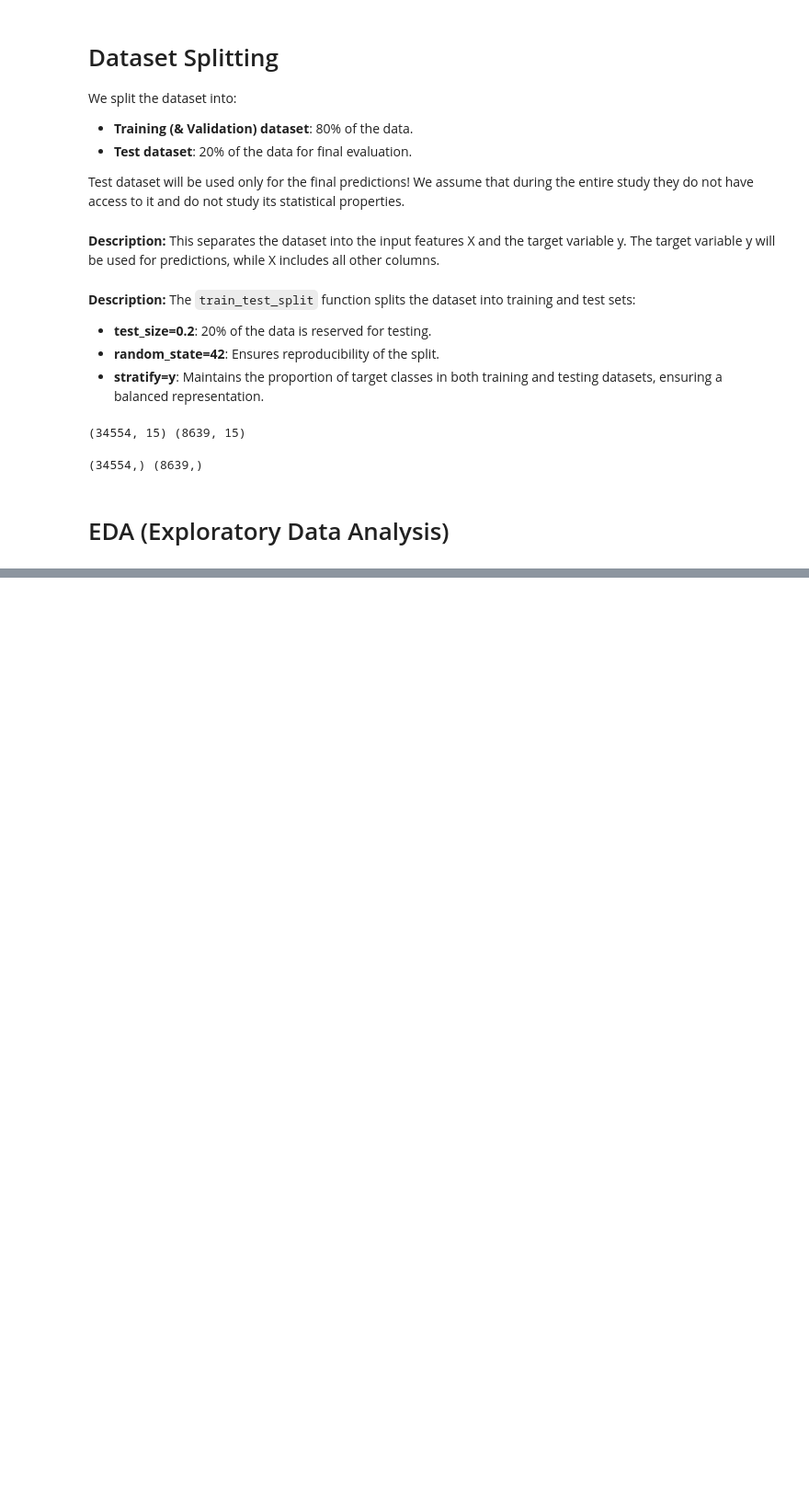
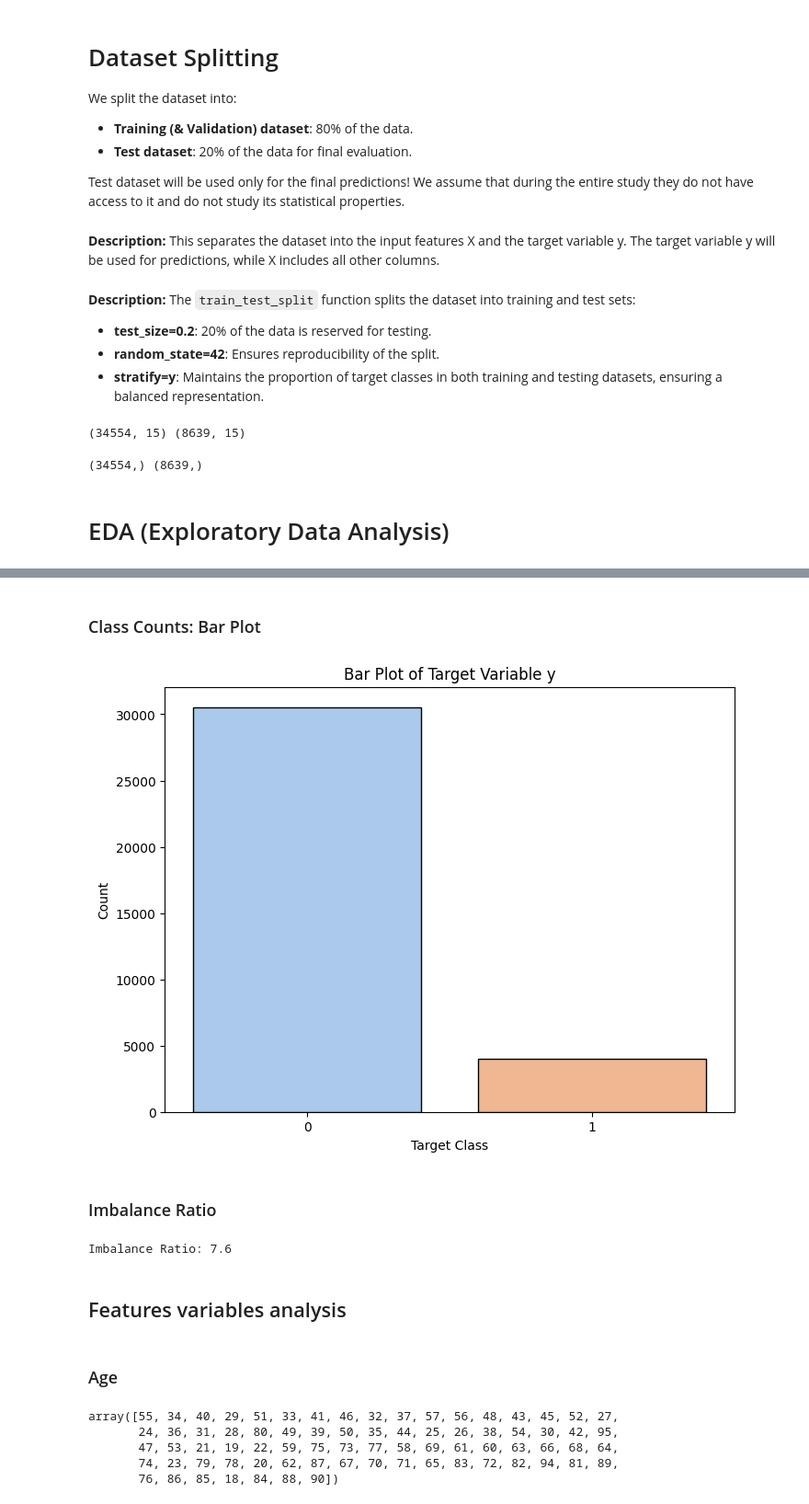
Before and after one commit to filipecorreia23/Bank-Term-Deposit-Prediction, a Jupyter notebook: notebooks/01. project-description-&-data-preparation-&-EDA.ipynb, the cells around one changed output, grey strips where cells are left out. Shown at 92% size. Drawn from its saved outputs; the diff is of its cells as text; code cells hidden in the pictures; blank space fills up the shorter version.

```diff
--- a/notebooks/01. project-description-&-data-preparation-&-EDA.ipynb
+++ b/notebooks/01. project-description-&-data-preparation-&-EDA.ipynb
@@ -387,0 +624,31 @@ print(y_train.shape, y_test.shape)
+# %% [markdown]
+### Class Counts: Bar Plot
+# %%
+plt.figure(figsize=(8, 6))
+sns.countplot(x=y_train, palette="pastel", edgecolor='black')
+plt.title("Bar Plot of Target Variable y")
+plt.xlabel("Target Class")
+plt.ylabel("Count")
+plt.show()
+# %% [output]
+[figure, added]
+# %% [markdown]
+### Imbalance Ratio
+# %%
+class_0, class_1 = y_train.value_counts()
+
+print(f"Imbalance Ratio: {round(class_0 / class_1, 2)}")
+# %% [output]
+Imbalance Ratio: 7.6
+# %% [markdown]
+## Features variables analysis
+# %% [markdown]
+### Age
+# %%
+X_train['age'].unique()
+# %% [output]
+array([55, 34, 40, 29, 51, 33, 41, 46, 32, 37, 57, 56, 48, 43, 45, 52, 27,
+       24, 36, 31, 28, 80, 49, 39, 50, 35, 44, 25, 26, 38, 54, 30, 42, 95,
+       47, 53, 21, 19, 22, 59, 75, 73, 77, 58, 69, 61, 60, 63, 66, 68, 64,
+       74, 23, 79, 78, 20, 62, 87, 67, 70, 71, 65, 83, 72, 82, 94, 81, 89,
+       76, 86, 85, 18, 84, 88, 90])
```
Also changed, not shown: parts of 115 cells of this notebook.
